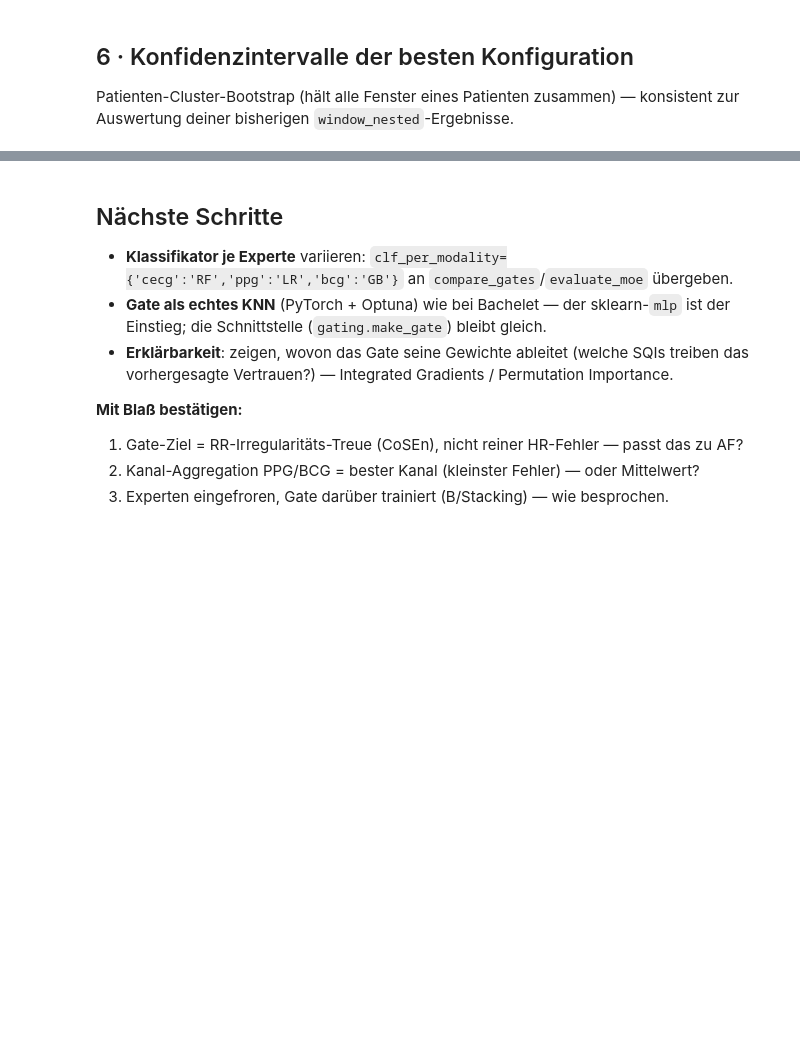
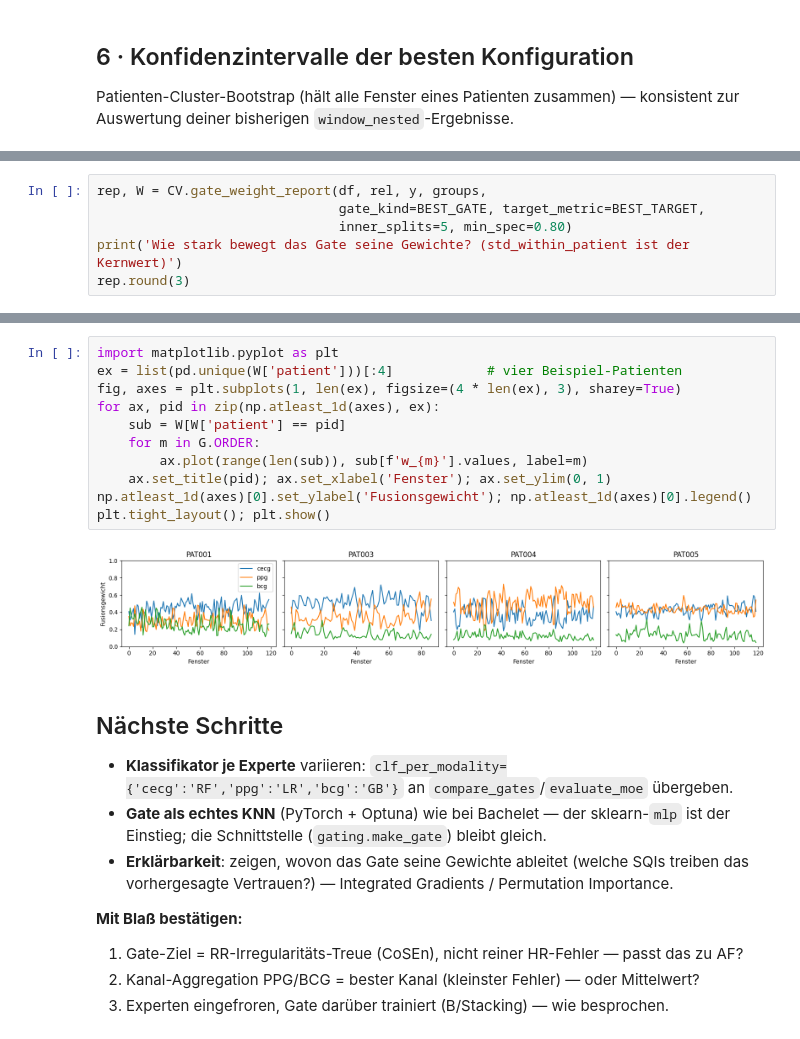
Before and after one commit to Jesus-Cracker/BA, a Jupyter notebook: notebooks/02_experts_gating.ipynb, the cells around one changed output, grey strips where cells are left out. Cells and saved outputs as stored; diff of their text form; blank space fills up the shorter version.

```diff
--- a/notebooks/02_experts_gating.ipynb
+++ b/notebooks/02_experts_gating.ipynb
@@ -146,0 +190,6 @@ for k in ['AUC', 'Sensitivität', 'Spezifität', 'Accuracy']:
+# %%
+rep, W = CV.gate_weight_report(df, rel, y, groups,
+                               gate_kind=BEST_GATE, target_metric=BEST_TARGET,
+                               inner_splits=5, min_spec=0.80)
+print('Wie stark bewegt das Gate seine Gewichte? (std_within_patient ist der Kernwert)')
+rep.round(3)
@@ -147,3 +202,16 @@ for k in ['AUC', 'Sensitivität', 'Spezifität', 'Accuracy']:
+# %%
+import matplotlib.pyplot as plt
+ex = list(pd.unique(W['patient']))[:4]            # vier Beispiel-Patienten
+fig, axes = plt.subplots(1, len(ex), figsize=(4 * len(ex), 3), sharey=True)
+for ax, pid in zip(np.atleast_1d(axes), ex):
+    sub = W[W['patient'] == pid]
+    for m in G.ORDER:
+        ax.plot(range(len(sub)), sub[f'w_{m}'].values, label=m)
+    ax.set_title(pid); ax.set_xlabel('Fenster'); ax.set_ylim(0, 1)
+np.atleast_1d(axes)[0].set_ylabel('Fusionsgewicht'); np.atleast_1d(axes)[0].legend()
+plt.tight_layout(); plt.show()
+# %% [output]
+[figure, added]
 # %% [markdown]
 ## Nächste Schritte
 
```
Also changed, not shown: parts of 9 cells of this notebook, 3 other files.
